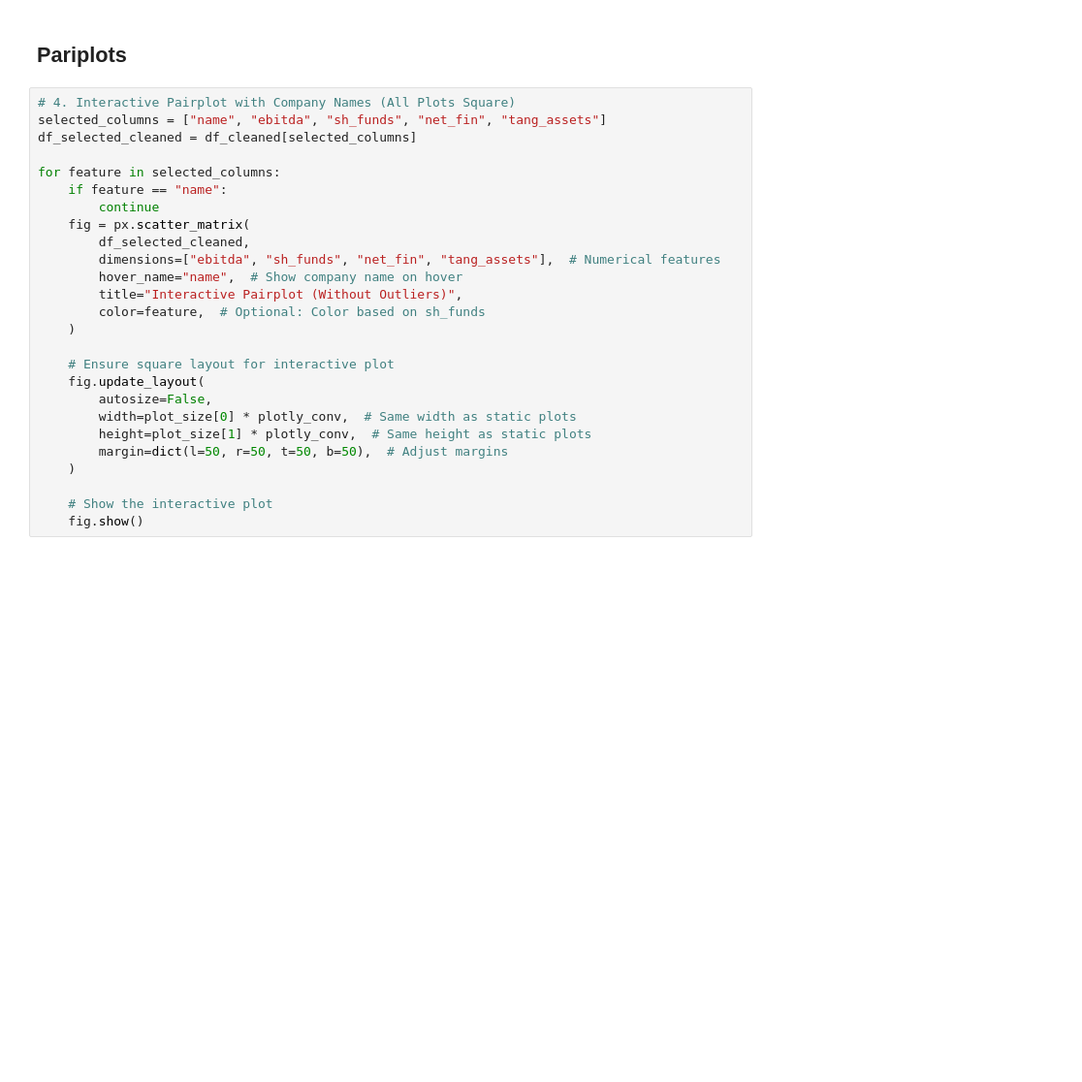
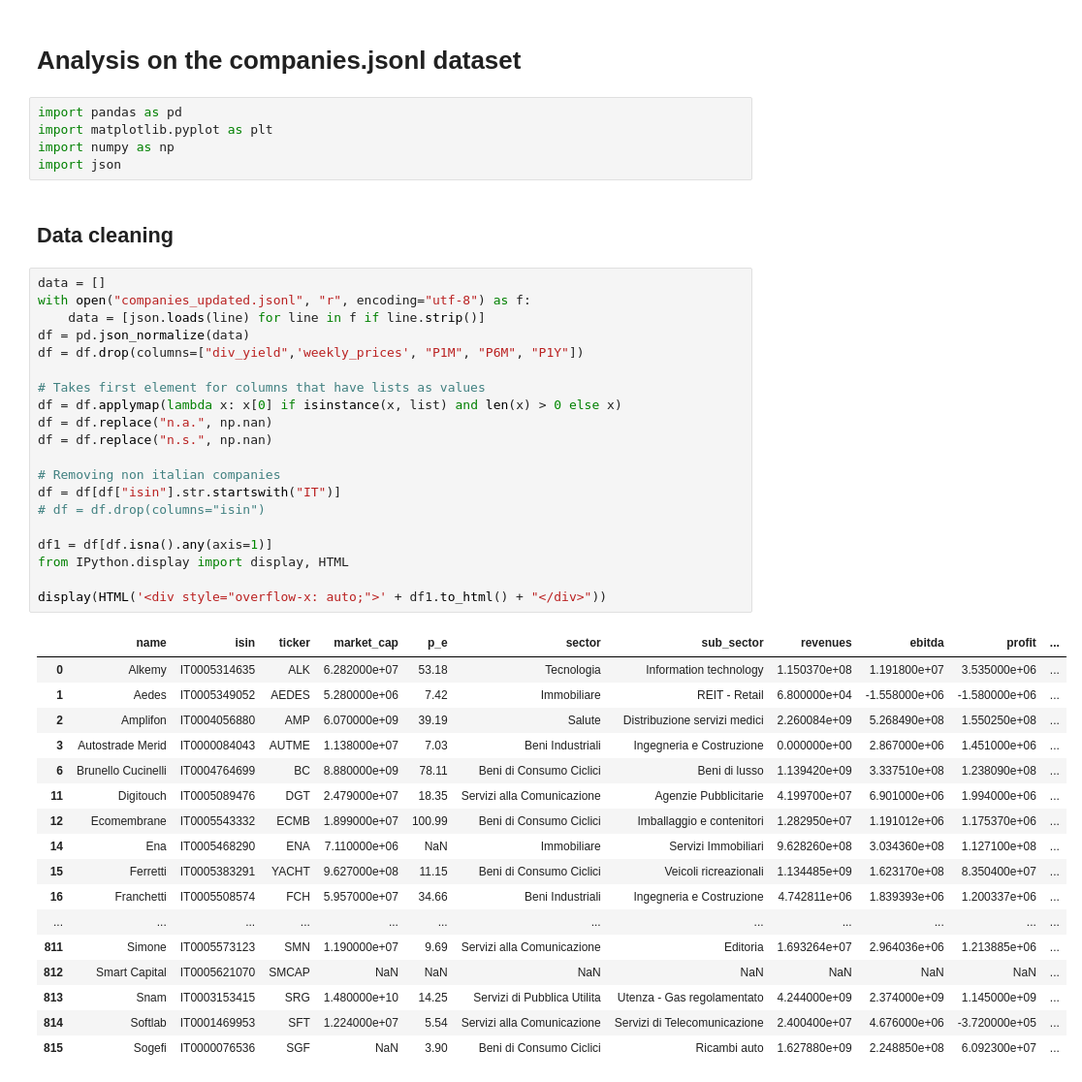
Before and after one commit to NotLudovico/LFinance, a Jupyter notebook: companies/analysis.ipynb, the cells around one changed output. Shown at 97% size. Drawn from its saved outputs; the diff is of its cells as text; blank space fills up the shorter version.

Commit message:
aida version 4 and filling missing data

```diff
--- a/companies/analysis.ipynb
+++ b/companies/analysis.ipynb
@@ -440,28 +1,47 @@ Explained Variance Ratio: [0.49464729 0.20608976 0.15694371]
-# %% [markdown]
-## Pariplots
-# %%
-# 4. Interactive Pairplot with Company Names (All Plots Square)
-selected_columns = ["name", "ebitda", "sh_funds", "net_fin", "tang_assets"]
-df_selected_cleaned = df_cleaned[selected_columns]
-
-for feature in selected_columns:
-    if feature == "name":
-        continue
-    fig = px.scatter_matrix(
-        df_selected_cleaned,
-        dimensions=["ebitda", "sh_funds", "net_fin", "tang_assets"],  # Numerical features
-        hover_name="name",  # Show company name on hover
-        title="Interactive Pairplot (Without Outliers)",
-        color=feature,  # Optional: Color based on sh_funds
-    )
-
-    # Ensure square layout for interactive plot
-    fig.update_layout(
-        autosize=False,
-        width=plot_size[0] * plotly_conv,  # Same width as static plots
-        height=plot_size[1] * plotly_conv,  # Same height as static plots
-        margin=dict(l=50, r=50, t=50, b=50),  # Adjust margins
-    )
-
-    # Show the interactive plot
-    fig.show()
+# %% [markdown]
+# Analysis on the companies.jsonl dataset
+# %%
+import pandas as pd
+import matplotlib.pyplot as plt
+import numpy as np
+import json
+# %% [markdown]
+## Data cleaning
+# %%
+data = []
+with open("companies_updated.jsonl", "r", encoding="utf-8") as f:
+    data = [json.loads(line) for line in f if line.strip()]
+df = pd.json_normalize(data)
+df = df.drop(columns=["div_yield",'weekly_prices', "P1M", "P6M", "P1Y"])
+
+# Takes first element for columns that have lists as values
+df = df.applymap(lambda x: x[0] if isinstance(x, list) and len(x) > 0 else x)
+df = df.replace("n.a.", np.nan)
+df = df.replace("n.s.", np.nan)
+
+# Removing non italian companies
+df = df[df["isin"].str.startswith("IT")]
+# df = df.drop(columns="isin")
+
+df1 = df[df.isna().any(axis=1)]
+from IPython.display import display, HTML
+
+display(HTML('<div style="overflow-x: auto;">' + df1.to_html() + "</div>"))
+# %% [output]
+|  | name | isin | ticker | market_cap | p_e | sector | sub_sector | revenues | ebitda | profit | ... |
+| 0 | Alkemy | IT0005314635 | ALK | 6.282000e+07 | 53.18 | Tecnologia | Information technology | 1.150370e+08 | 1.191800e+07 | 3.535000e+06 | ... |
+| 1 | Aedes | IT0005349052 | AEDES | 5.280000e+06 | 7.42 | Immobiliare | REIT - Retail | 6.800000e+04 | -1.558000e+06 | -1.580000e+06 | ... |
+| 2 | Amplifon | IT0004056880 | AMP | 6.070000e+09 | 39.19 | Salute | Distribuzione servizi medici | 2.260084e+09 | 5.268490e+08 | 1.550250e+08 | ... |
+| 3 | Autostrade Merid | IT0000084043 | AUTME | 1.138000e+07 | 7.03 | Beni Industriali | Ingegneria e Costruzione | 0.000000e+00 | 2.867000e+06 | 1.451000e+06 | ... |
+| 6 | Brunello Cucinelli | IT0004764699 | BC | 8.880000e+09 | 78.11 | Beni di Consumo Ciclici | Beni di lusso | 1.139420e+09 | 3.337510e+08 | 1.238090e+08 | ... |
+| 11 | Digitouch | IT0005089476 | DGT | 2.479000e+07 | 18.35 | Servizi alla Comunicazione | Agenzie Pubblicitarie | 4.199700e+07 | 6.901000e+06 | 1.994000e+06 | ... |
+| 12 | Ecomembrane | IT0005543332 | ECMB | 1.899000e+07 | 100.99 | Beni di Consumo Ciclici | Imballaggio e contenitori | 1.282950e+07 | 1.191012e+06 | 1.175370e+06 | ... |
+| 14 | Ena | IT0005468290 | ENA | 7.110000e+06 | NaN | Immobiliare | Servizi Immobiliari | 9.628260e+08 | 3.034360e+08 | 1.127100e+08 | ... |
+| 15 | Ferretti | IT0005383291 | YACHT | 9.627000e+08 | 11.15 | Beni di Consumo Ciclici | Veicoli ricreazionali | 1.134485e+09 | 1.623170e+08 | 8.350400e+07 | ... |
+| 16 | Franchetti | IT0005508574 | FCH | 5.957000e+07 | 34.66 | Beni Industriali | Ingegneria e Costruzione | 4.742811e+06 | 1.839393e+06 | 1.200337e+06 | ... |
+| ... | ... | ... | ... | ... | ... | ... | ... | ... | ... | ... | ... |
+| 811 | Simone | IT0005573123 | SMN | 1.190000e+07 | 9.69 | Servizi alla Comunicazione | Editoria | 1.693264e+07 | 2.964036e+06 | 1.213885e+06 | ... |
+| 812 | Smart Capital | IT0005621070 | SMCAP | NaN | NaN | NaN | NaN | NaN | NaN | NaN | ... |
+| 813 | Snam | IT0003153415 | SRG | 1.480000e+10 | 14.25 | Servizi di Pubblica Utilita | Utenza - Gas regolamentato | 4.244000e+09 | 2.374000e+09 | 1.145000e+09 | ... |
+| 814 | Softlab | IT0001469953 | SFT | 1.224000e+07 | 5.54 | Servizi alla Comunicazione | Servizi di Telecomunicazione | 2.400400e+07 | 4.676000e+06 | -3.720000e+05 | ... |
+| 815 | Sogefi | IT0000076536 | SGF | NaN | 3.90 | Beni di Consumo Ciclici | Ricambi auto | 1.627880e+09 | 2.248850e+08 | 6.092300e+07 | ... |
```
Also changed, not shown: parts of 27 cells of this notebook, 5 other files.
